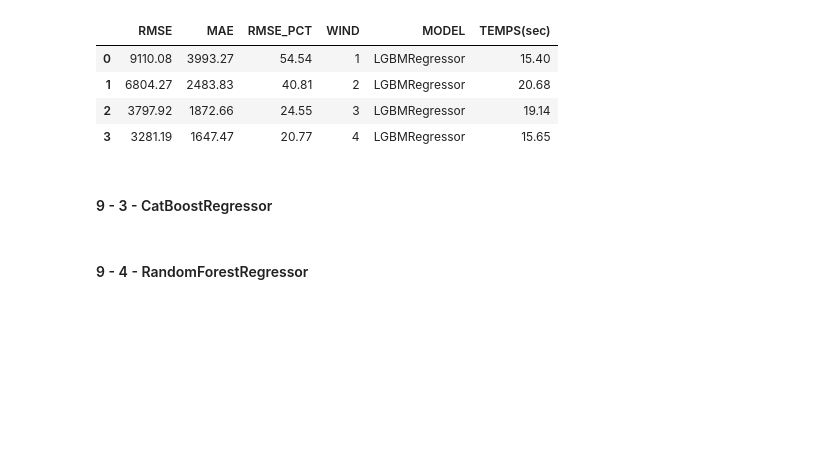
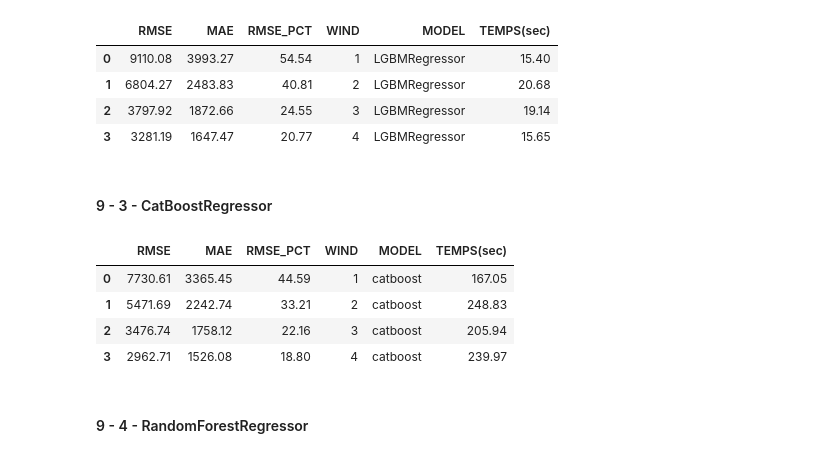
Before and after one commit to aadmberrada/WalmartSales, a Jupyter notebook: DTS_3.ipynb, the cells around one changed output. Cells and saved outputs as stored; diff of their text form; code cells hidden in the pictures; blank space fills up the shorter version.

```diff
--- a/DTS_3.ipynb
+++ b/DTS_3.ipynb
@@ -1007,11 +972,11 @@ def exp_win(model, exp_window):
     d_test = pd.concat([d_test, predictions_test], axis = 0)
     d_train = pd.concat([d_train, predictions_train], axis = 0)
 
-    importance_df["features"] = [ col for col in X_train.columns if col != "Weekly_Sales"]
-    importance_df["importance_"+str(store)] = model.feature_importances_
+    #importance_df["features"] = [ col for col in X_train.columns if col != "Weekly_Sales"]
+    #importance_df["importance_"+str(store)] = model.feature_importances_
 
-  importance_df["importance"] = np.mean(importance_df[[col for col in importance_df.columns if col!= "features"]], axis = 1)
-  importance_df = importance_df[["features", "importance"]]
+  #importance_df["importance"] = np.mean(importance_df[[col for col in importance_df.columns if col!= "features"]], axis = 1)
+  #importance_df = importance_df[["features", "importance"]]
 
   t2 = time.time() - t1
 
@@ -1026,5 +991,38 @@ def exp_win(model, exp_window):
   #print("\n")
 
   return t2, model, exp_window, d_test, d_train
+# %%
+def expand_all_windows(model):
+
+  a =  {"RMSE"    : [],
+     "MAE"        : [],
+     "RMSE_PCT"   : [],
+     "WIND"       : [],
+     "MODEL"      : [],
+     "TEMPS(sec)" : []}
+
+  t3 = time.time()
+  for i in range(1,5):
+    t2, model, exp_window, d_test, d_train = exp_win(model, i)
+    a["RMSE"].append(round(np.sqrt(mean_squared_error(d_test["Weekly_Sales"], d_test['y_pred_test'])),2))
+    a["MAE"].append(round(mean_absolute_error(d_test["Weekly_Sales"], d_test['y_pred_test']),2))
+    a["RMSE_PCT"].append(round(100*np.sqrt(np.mean((d_test["Weekly_Sales"] - d_test["y_pred_test"]) ** 2))/np.mean(d_test["y_pred_test"]),2))
+    a["WIND"].append(exp_window)
+    a["MODEL"].append(str(re.findall(r"\w+", str(model))[0]))
+    a["TEMPS(sec)"].append(round(t2,2))
+
+  data = pd.DataFrame(a)
+  t4 = time.time() - t3
+
+  print("Succès !")
+
+  if t4 > 200:
+    print("L'opération a duré environ "+str(int(t2/60))+" min")
+
+  else:
+
+    print("L'opération a duré "+str(round(t4, 2))+" sec")
+
+  return data
 # %% [markdown]
 #### 9 - 1 - XGBRegressor
@@ -1105,4 +1055,10 @@ ctb = pd.DataFrame(d)
 # %%
-ctb
+ctb.head()
+# %% [output]
+|  | RMSE | MAE | RMSE_PCT | WIND | MODEL | TEMPS(sec) |
+| 0 | 7730.61 | 3365.45 | 44.59 | 1 | catboost | 167.05 |
+| 1 | 5471.69 | 2242.74 | 33.21 | 2 | catboost | 248.83 |
+| 2 | 3476.74 | 1758.12 | 22.16 | 3 | catboost | 205.94 |
+| 3 | 2962.71 | 1526.08 | 18.80 | 4 | catboost | 239.97 |
 # %% [markdown]
 #### 9 - 4 - RandomForestRegressor
```
Also changed, not shown: parts of 24 cells of this notebook.
